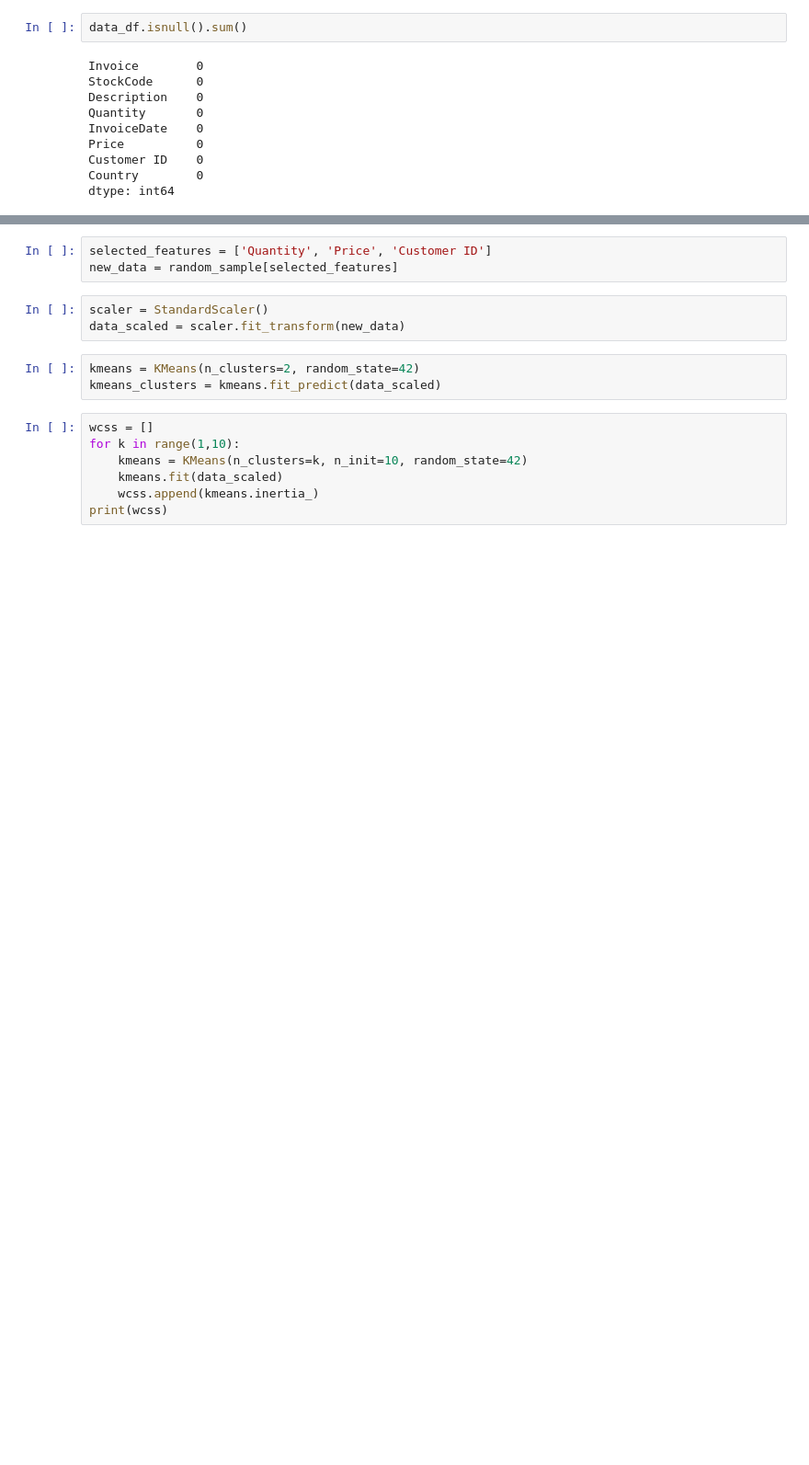
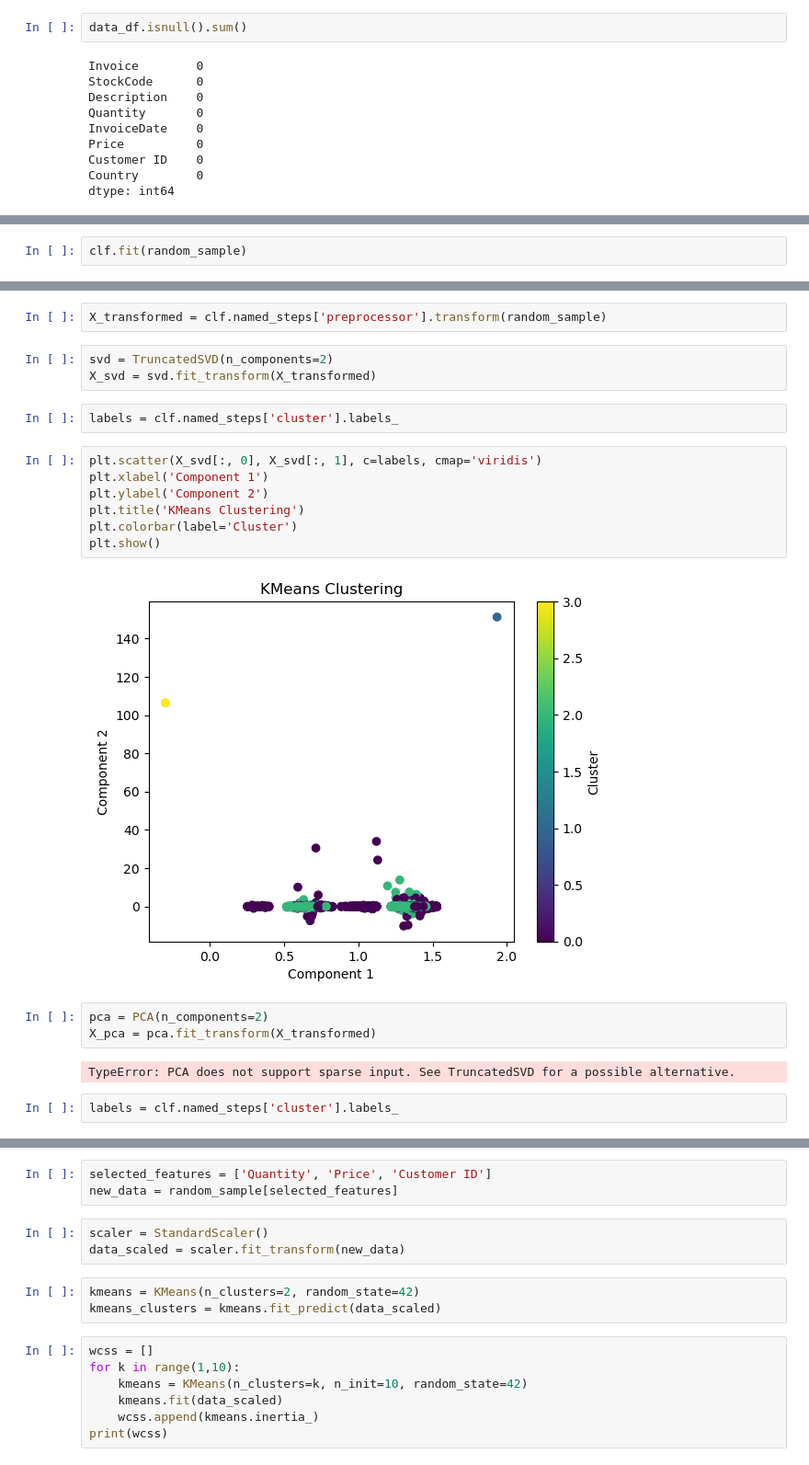
Before and after one commit to ashammar1/ML-for-Business, a Jupyter notebook: Alaa-Shammary-CA1-ML for Business.ipynb, the cells around one changed output, grey strips where cells are left out. Shown at 92% size. Drawn from its saved outputs; the diff is of its cells as text; blank space fills up the shorter version.

```diff
--- a/Alaa-Shammary-CA1-ML for Business.ipynb
+++ b/Alaa-Shammary-CA1-ML for Business.ipynb
@@ -128,0 +317,2 @@ random_sample.shape
+# %%
+clf.fit(random_sample)
@@ -128,0 +333,23 @@ random_sample.shape
+# %%
+X_transformed = clf.named_steps['preprocessor'].transform(random_sample)
+# %%
+svd = TruncatedSVD(n_components=2)
+X_svd = svd.fit_transform(X_transformed)
+# %%
+labels = clf.named_steps['cluster'].labels_
+# %%
+plt.scatter(X_svd[:, 0], X_svd[:, 1], c=labels, cmap='viridis')
+plt.xlabel('Component 1')
+plt.ylabel('Component 2')
+plt.title('KMeans Clustering')
+plt.colorbar(label='Cluster')
+plt.show()
+# %% [output]
+[figure, added]
+# %%
+pca = PCA(n_components=2)
+X_pca = pca.fit_transform(X_transformed)
+# %% [output]
+TypeError: PCA does not support sparse input. See TruncatedSVD for a possible alternative.
+# %%
+labels = clf.named_steps['cluster'].labels_
```
Also changed, not shown: parts of 42 cells of this notebook.
